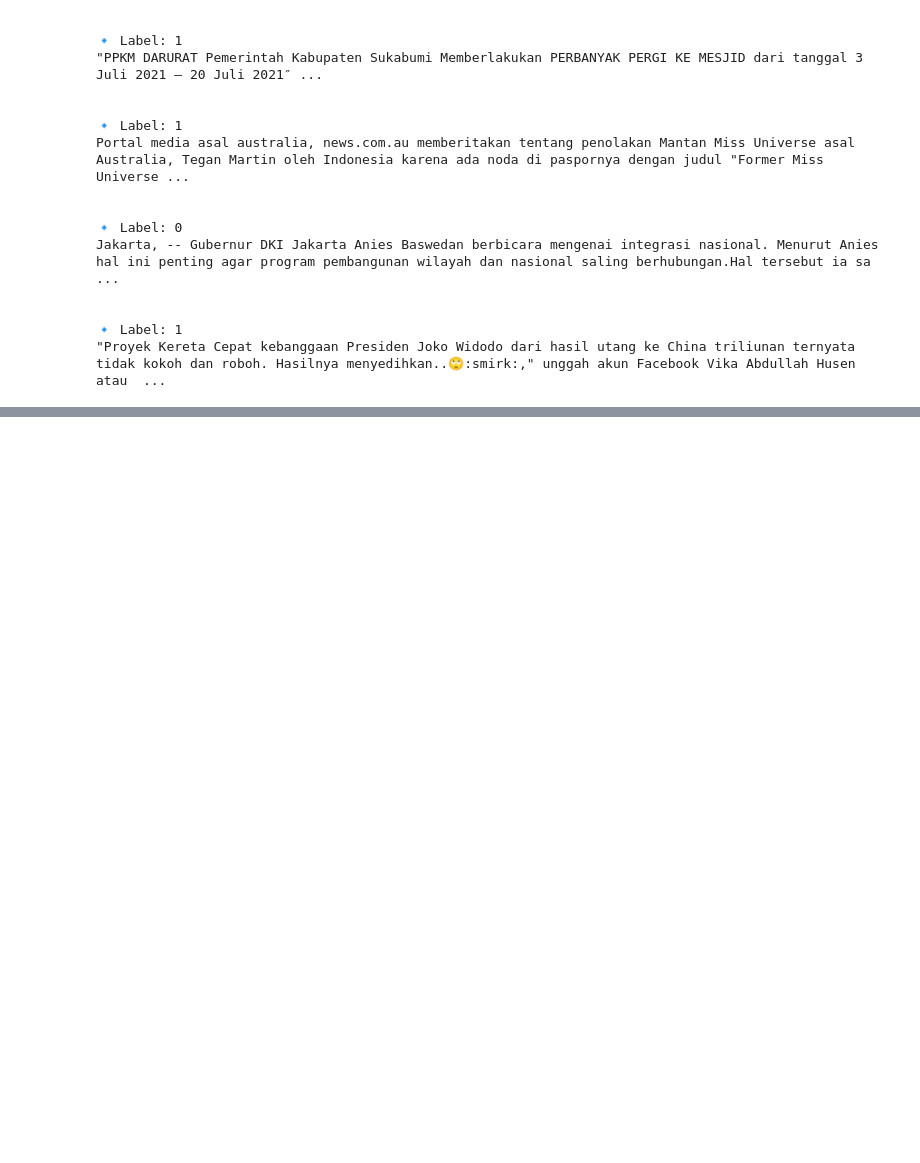
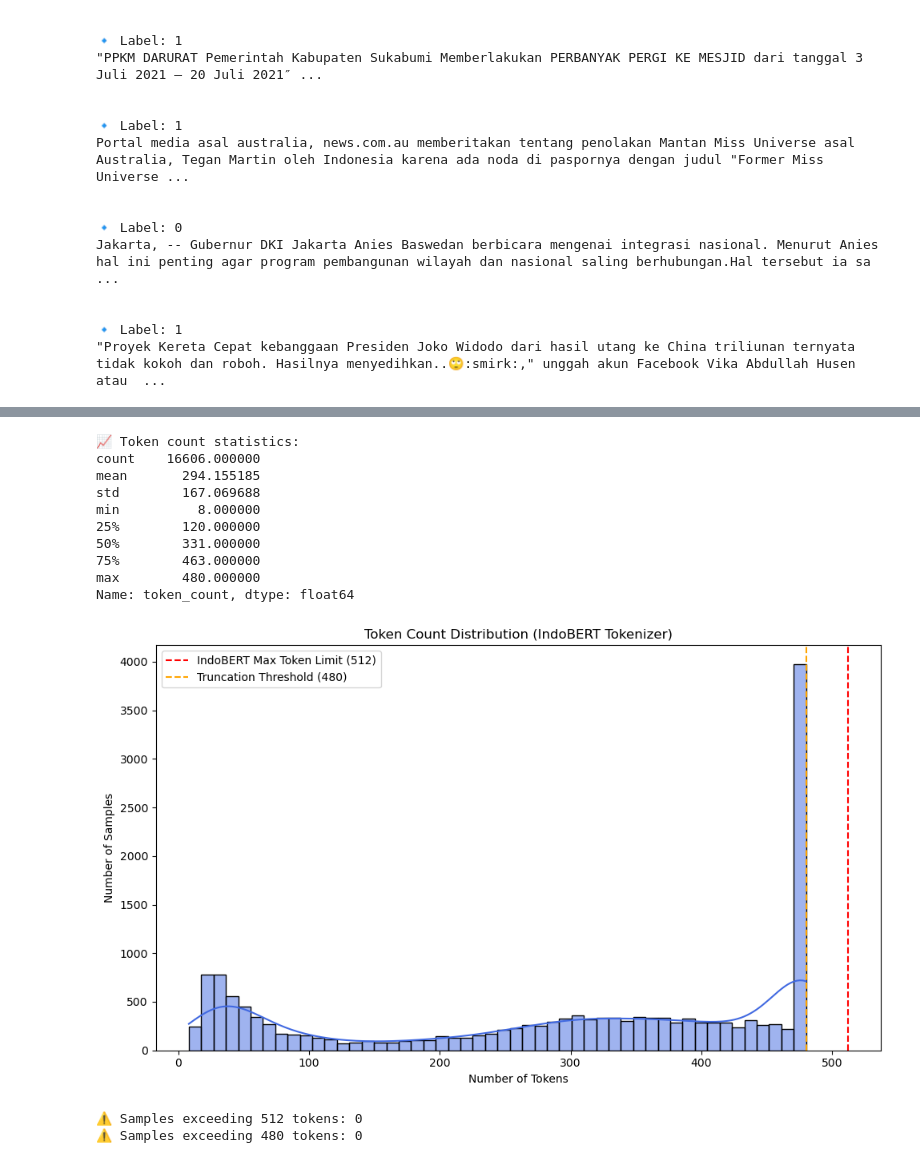
Before and after one commit to zainoor/indo-hoax-detector-indobert, a Jupyter notebook: evaluation/explore.ipynb, the cells around one changed output, grey strips where cells are left out. Saved outputs shown, nothing was run; the diff lists cells and outputs as text; code cells hidden in the pictures; blank space fills up the shorter version.

```diff
--- a/evaluation/explore.ipynb
+++ b/evaluation/explore.ipynb
@@ -551,0 +577,3 @@ Jakarta, -- Gubernur DKI Jakarta Anies Baswedan berbicara mengenai integrasi nas
+# %%
+df_clean = pd.read_csv("../cleandata/train_dataset_cleaned.csv")
+df_clean.head()
@@ -551,0 +597,3 @@ Jakarta, -- Gubernur DKI Jakarta Anies Baswedan berbicara mengenai integrasi nas
+# %%
+df_clean['text_length'] = df_clean['Text'].apply(len)
+df_clean['text_length'].describe()
@@ -551,0 +610,6 @@ Jakarta, -- Gubernur DKI Jakarta Anies Baswedan berbicara mengenai integrasi nas
+# %%
+from transformers import AutoTokenizer
+tokenizer = AutoTokenizer.from_pretrained("indobenchmark/indobert-base-p1")
+
+df_clean['token_count'] = df_clean['Text'].apply(lambda x: len(tokenizer.tokenize(str(x))))
+df_clean['token_count'].describe()
@@ -551,0 +635,46 @@ Jakarta, -- Gubernur DKI Jakarta Anies Baswedan berbicara mengenai integrasi nas
+# %%
+# 📊 Token Count Distribution
+
+from transformers import AutoTokenizer
+import matplotlib.pyplot as plt
+import seaborn as sns
+
+# Load tokenizer
+tokenizer = AutoTokenizer.from_pretrained("indobenchmark/indobert-base-p1")
+
+# Tokenize and count tokens
+df_clean['token_count'] = df_clean['Text'].apply(lambda x: len(tokenizer.tokenize(str(x))))
+
+# Describe statistics
+print("📈 Token count statistics:")
+print(df_clean['token_count'].describe())
+
+# Plot histogram
+plt.figure(figsize=(10, 6))
+sns.histplot(df_clean['token_count'], bins=50, kde=True, color='royalblue')
+plt.axvline(512, color='red', linestyle='--', label='IndoBERT Max Token Limit (512)')
+plt.axvline(480, color='orange', linestyle='--', label='Truncation Threshold (480)')
+plt.title("Token Count Distribution (IndoBERT Tokenizer)")
+plt.xlabel("Number of Tokens")
+plt.ylabel("Number of Samples")
+plt.legend()
+plt.tight_layout()
+plt.show()
+
+# Optional: check how many are still above threshold
+print("⚠️ Samples exceeding 512 tokens:", (df_clean['token_count'] > 512).sum())
+print("⚠️ Samples exceeding 480 tokens:", (df_clean['token_count'] > 480).sum())
+# %% [output]
+📈 Token count statistics:
+count    16606.000000
+mean       294.155185
+std        167.069688
+min          8.000000
+25%        120.000000
+50%        331.000000
+75%        463.000000
+max        480.000000
+Name: token_count, dtype: float64
+[figure, added]
+⚠️ Samples exceeding 512 tokens: 0
+⚠️ Samples exceeding 480 tokens: 0
```
Also changed, not shown: parts of 8 cells of this notebook, 2 other files.
